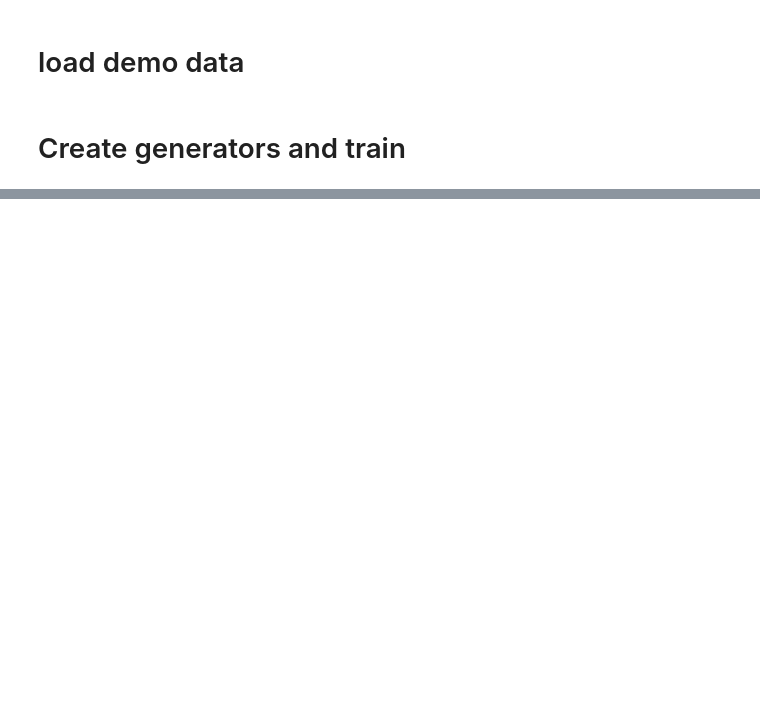
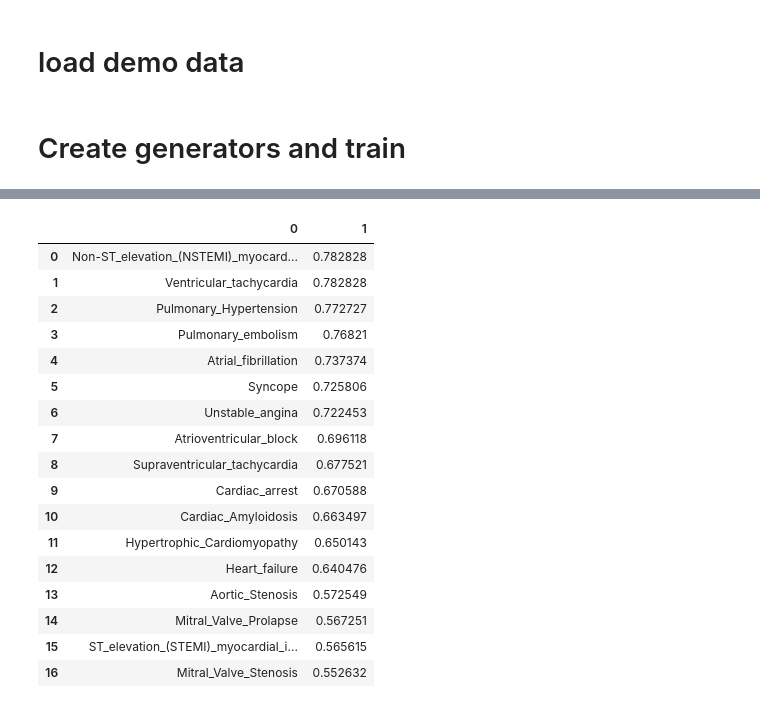
Before and after one commit to imilas/ECG_Dx_ABHealth, a Jupyter notebook: demo_train.ipynb, the cells around one changed output, grey strips where cells are left out. Saved outputs shown, nothing was run; the diff lists cells and outputs as text; code cells hidden in the pictures; blank space fills up the shorter version.

```diff
--- a/demo_train.ipynb
+++ b/demo_train.ipynb
@@ -74,0 +102,23 @@ NameError: name 'label_df' is not defined
+# %%
+aucs_df = pd.DataFrame(aucs).T
+aucs_df.columns = aucs_df.iloc[0]
+aucs_df = aucs_df[1:].T.reset_index()
+# %% [output]
+|  | 0 | 1 |
+| 0 | Non-ST_elevation_(NSTEMI)_myocard... | 0.782828 |
+| 1 | Ventricular_tachycardia | 0.782828 |
+| 2 | Pulmonary_Hypertension | 0.772727 |
+| 3 | Pulmonary_embolism | 0.76821 |
+| 4 | Atrial_fibrillation | 0.737374 |
+| 5 | Syncope | 0.725806 |
+| 6 | Unstable_angina | 0.722453 |
+| 7 | Atrioventricular_block | 0.696118 |
+| 8 | Supraventricular_tachycardia | 0.677521 |
+| 9 | Cardiac_arrest | 0.670588 |
+| 10 | Cardiac_Amyloidosis | 0.663497 |
+| 11 | Hypertrophic_Cardiomyopathy | 0.650143 |
+| 12 | Heart_failure | 0.640476 |
+| 13 | Aortic_Stenosis | 0.572549 |
+| 14 | Mitral_Valve_Prolapse | 0.567251 |
+| 15 | ST_elevation_(STEMI)_myocardial_i... | 0.565615 |
+| 16 | Mitral_Valve_Stenosis | 0.552632 |
```
Also changed, not shown: parts of 8 cells of this notebook, 3 other files.
